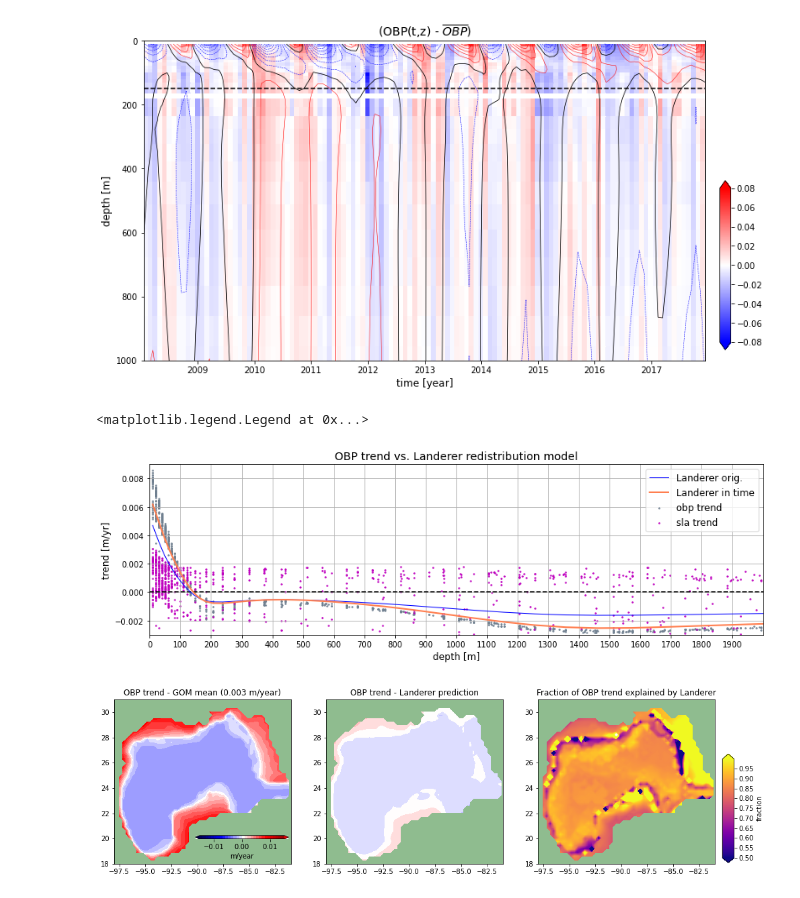
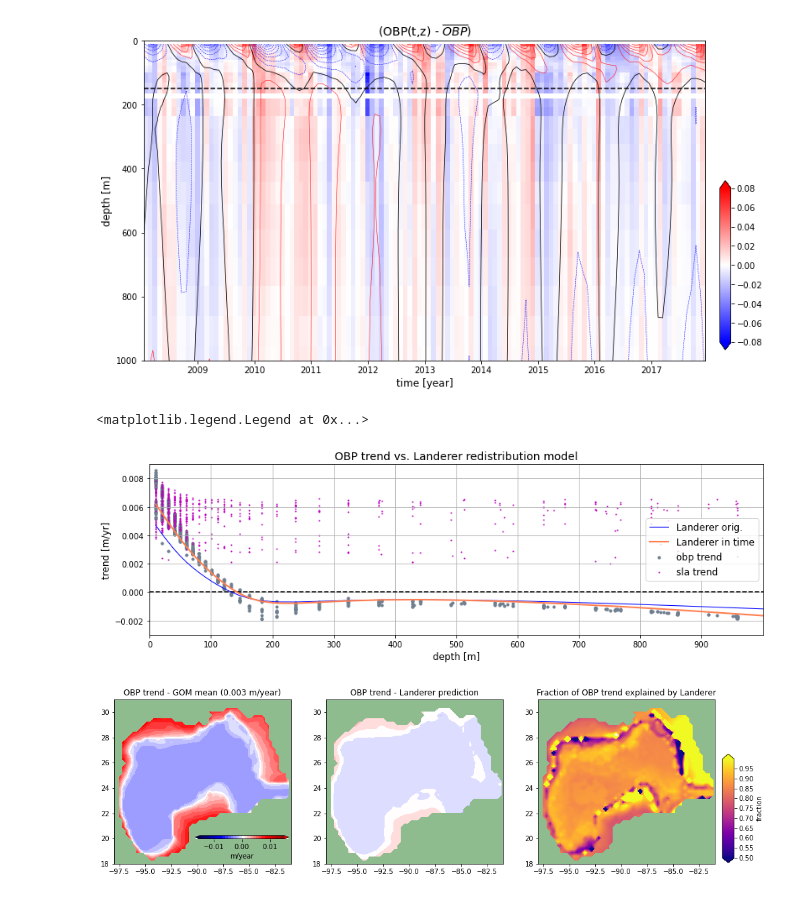
Before and after one commit to jakesteinberg/nasa_ostst, a Jupyter notebook: trends.ipynb, the cells around one changed output. Cells and saved outputs as stored; diff of their text form; code cells hidden in the pictures.

```diff
--- a/trends.ipynb
+++ b/trends.ipynb
@@ -254,7 +253,7 @@ ax.grid(); ax.set_xlim([lon_w, lon_e]); ax.set_ylim([lat_s, lat_n])
 [figure]
 # %%
 lon_sub = np.where((lons > lon_range[0]) & (lons < lon_range[-1]))[0]; lat_sub = np.where((lats > lat_range[0]) & (lats < lat_range[-1]))[1]
-fitloc = obp.polyfit_coefficients.isel(degree=0).isel(tile=tile_num)*1e9*60*60*24*365/g/rho0
+fitloc = pobp.polyfit_coefficients.isel(degree=0).isel(tile=tile_num)*1e9*60*60*24*365/g/rho0
 gulf_area = np.nansum(gulf_mask*ecco_monthly_ds.rA.isel(tile=tile_num))
 mean_gulf_trend = np.nansum(fitloc*gulf_mask*ecco_monthly_ds.rA.isel(tile=tile_num))/gulf_area
 gulf_t_obp = fitloc*gulf_mask
@@ -618,25 +625,25 @@ p_test_upper = (p_test_upper.isel(degree=0).polyfit_coefficients)*1e9*60*60*24*3
 # -- consider linear trend of sla at each depth
 fitloc_sla = pssh.polyfit_coefficients.isel(degree=0).isel(tile=tile_num)*1e9*60*60*24*365
 gulf_area = np.nansum(gulf_mask*ecco_monthly_ds.rA.isel(tile=tile_num))
-mean_gulf_trend = np.nansum(fitloc_sla*gulf_mask*ecco_monthly_ds.rA.isel(tile=tile_num))/gulf_area  # mean obp trend
+mean_gulf_trend = np.nansum(fitloc*gulf_mask*ecco_monthly_ds.rA.isel(tile=tile_num))/gulf_area  # mean obp trend
 gulf_t_sla = fitloc_sla*gulf_mask
 gulf_a_sla = gulf_t_sla - mean_gulf_trend # remove basin avg. obp trend from sla trend
 # %%
 f,ax = plt.subplots(1,1,figsize=(14,4))
 ax.plot([0,3000],[0, 0], color='k', linewidth=1.5, linestyle='--')
-ax.scatter(dep.isel(tile=tile_num)*gulf_mask, gulf_a_obp, s=2, color='#708090',label='obp trend');
-ax.scatter(dep.isel(tile=tile_num)*gulf_mask, gulf_a_sla, s=2, color='m',label='sla trend');
+ax.scatter(dep.isel(tile=tile_num)*gulf_mask, gulf_a_obp, s=10, color='#708090',label='obp trend');
+ax.scatter(dep.isel(tile=tile_num)*gulf_mask, gulf_a_sla, s=1, color='m',label='sla trend');
 ax.plot(pbdeps, 1*deltapbz/10, color='b', linewidth=1, label='Landerer orig.') # divide here by the number of years of the time series
 
 ax.plot(pbdeps, p_test, color='#FF7F50', linewidth=2, label='Landerer in time')
 # ax.plot(pbdeps, p_test_upper, color='#32CD32', linewidth=1.5, label='Landerer in time 0-' + str(np.int(v_cell_z[29])) + 'm')
-ax.set_xlim([0,2000]); ax.set_xticks(np.arange(0,2000,100)); ax.set_xlabel('depth [m]',fontsize=12)
+ax.set_xlim([0,1000]); ax.set_xticks(np.arange(0,1000,100)); ax.set_xlabel('depth [m]',fontsize=12)
 ax.set_ylim([-0.003, 0.009]); ax.set_ylabel('trend [m/yr]',fontsize=12)
 ax.grid(); ax.set_title('OBP trend vs. Landerer redistribution model',fontsize=14); ax.legend(fontsize=12)
 # f.savefig('/Users/jakesteinberg/Documents/NASA_OSTST/meetings/2022_03_30/GOM_obp_landerer_w_sla.jpg', dpi=250)
 # %% [output]
 <matplotlib.legend.Legend at 0x...>
-[figure, old version]
+[figure, new version]
 # %%
 landerer_total_xy = np.nan*np.ones(np.shape(gulf_a_obp))
 for i in range(np.shape(gulf_a_obp)[0]):
```
Also changed, not shown: parts of 6 cells of this notebook, 2 other files.
